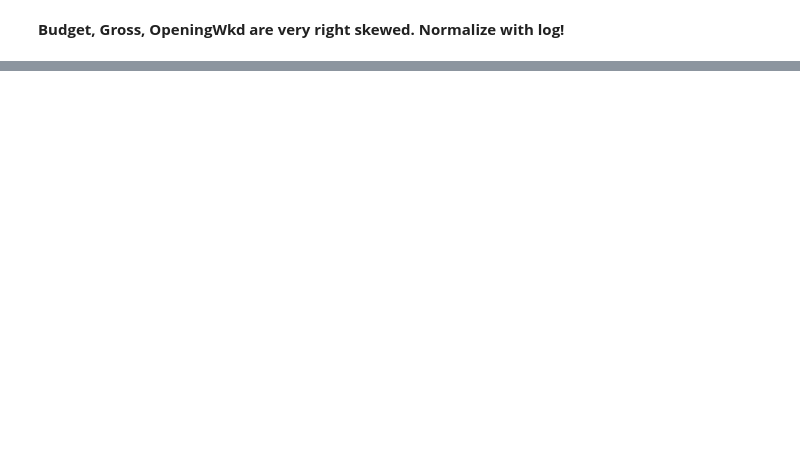
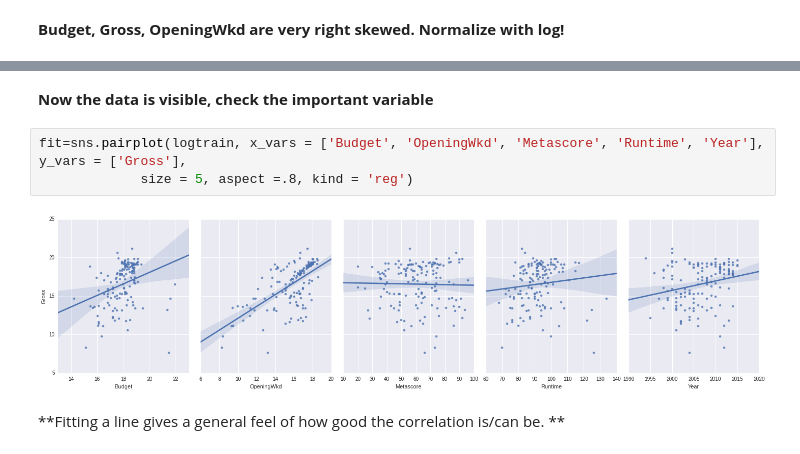
Before and after one commit to mykoz/luthor_project, a Jupyter notebook: luther_things.ipynb, the cells around one changed output, grey strips where cells are left out. Cells and saved outputs as stored; diff of their text form; blank space fills up the shorter version.

```diff
--- a/luther_things.ipynb
+++ b/luther_things.ipynb
@@ -119,0 +108,9 @@ plt.show()
+# %% [markdown]
+**Now the data is visible, check the important variable**
+# %%
+fit=sns.pairplot(logtrain, x_vars = ['Budget', 'OpeningWkd', 'Metascore', 'Runtime', 'Year'], y_vars = ['Gross'],
+             size = 5, aspect =.8, kind = 'reg')
+# %% [output]
+[figure, added]
+# %% [markdown]
+**Fitting a line gives a general feel of how good the correlation is/can be.  **
```
Also changed, not shown: parts of 23 cells of this notebook, 2 other files.
